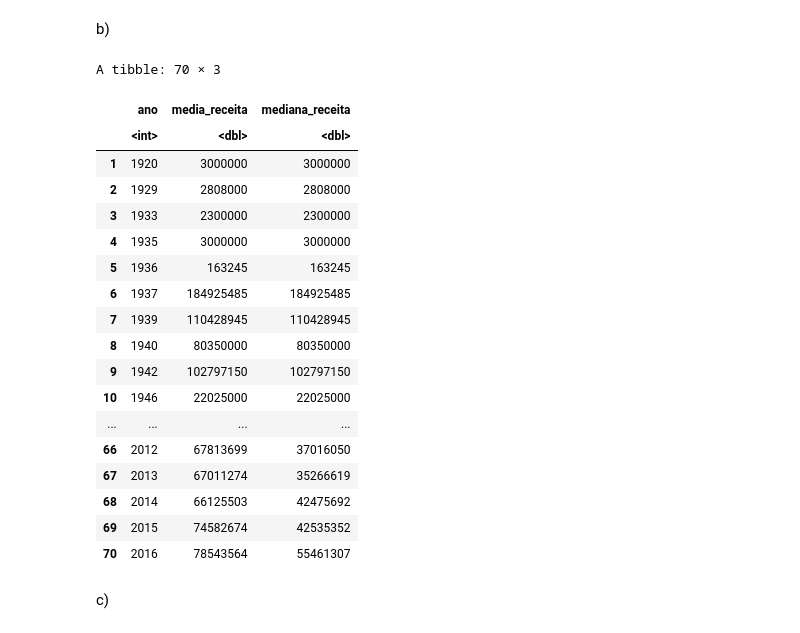
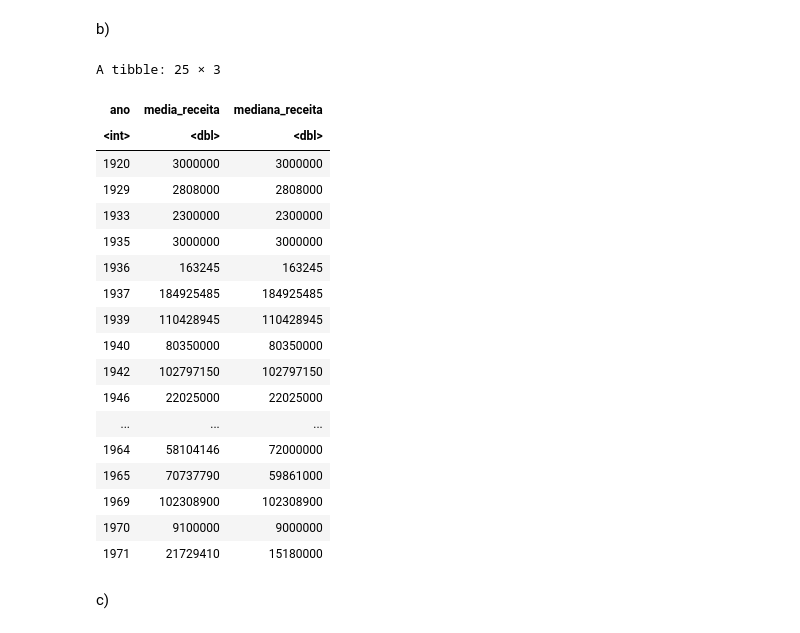
Before and after one commit to juanbelieni/fgv, a Jupyter notebook: r-visualizacao-dados/src/atividades/lista-04/exercicio-01.ipynb, the cells around one changed output. Saved outputs shown, nothing was run; the diff lists cells and outputs as text; code cells hidden in the pictures.

```diff
--- a/r-visualizacao-dados/src/atividades/lista-04/exercicio-01.ipynb
+++ b/r-visualizacao-dados/src/atividades/lista-04/exercicio-01.ipynb
@@ -349,27 +361,27 @@ A tibble: 4 × 2
 b)
 # %%
 imdb %>% filter(!is.na(receita)) %>% group_by(ano) %>% summarise(media_receita = mean(receita),
-    mediana_receita = median(receita))
+    mediana_receita = median(receita)) %>% head(25)
 # %% [output]
-A tibble: 70 × 3
+A tibble: 25 × 3
-|  | ano | media_receita | mediana_receita |
-|  | <int> | <dbl> | <dbl> |
-| 1 | 1920 | 3000000 | 3000000 |
-| 2 | 1929 | 2808000 | 2808000 |
-| 3 | 1933 | 2300000 | 2300000 |
-| 4 | 1935 | 3000000 | 3000000 |
-| 5 | 1936 | 163245 | 163245 |
-| 6 | 1937 | 184925485 | 184925485 |
-| 7 | 1939 | 110428945 | 110428945 |
-| 8 | 1940 | 80350000 | 80350000 |
-| 9 | 1942 | 102797150 | 102797150 |
-| 10 | 1946 | 22025000 | 22025000 |
-| ... | ... | ... | ... |
-| 66 | 2012 | 67813699 | 37016050 |
-| 67 | 2013 | 67011274 | 35266619 |
-| 68 | 2014 | 66125503 | 42475692 |
-| 69 | 2015 | 74582674 | 42535352 |
-| 70 | 2016 | 78543564 | 55461307 |
+| ano | media_receita | mediana_receita |
+| <int> | <dbl> | <dbl> |
+| 1920 | 3000000 | 3000000 |
+| 1929 | 2808000 | 2808000 |
+| 1933 | 2300000 | 2300000 |
+| 1935 | 3000000 | 3000000 |
+| 1936 | 163245 | 163245 |
+| 1937 | 184925485 | 184925485 |
+| 1939 | 110428945 | 110428945 |
+| 1940 | 80350000 | 80350000 |
+| 1942 | 102797150 | 102797150 |
+| 1946 | 22025000 | 22025000 |
+| ... | ... | ... |
+| 1964 | 58104146 | 72000000 |
+| 1965 | 70737790 | 59861000 |
+| 1969 | 102308900 | 102308900 |
+| 1970 | 9100000 | 9000000 |
+| 1971 | 21729410 | 15180000 |
 # %% [markdown]
 c)
 # %%
```
Also changed, not shown: parts of 15 cells of this notebook, 16 other files.
